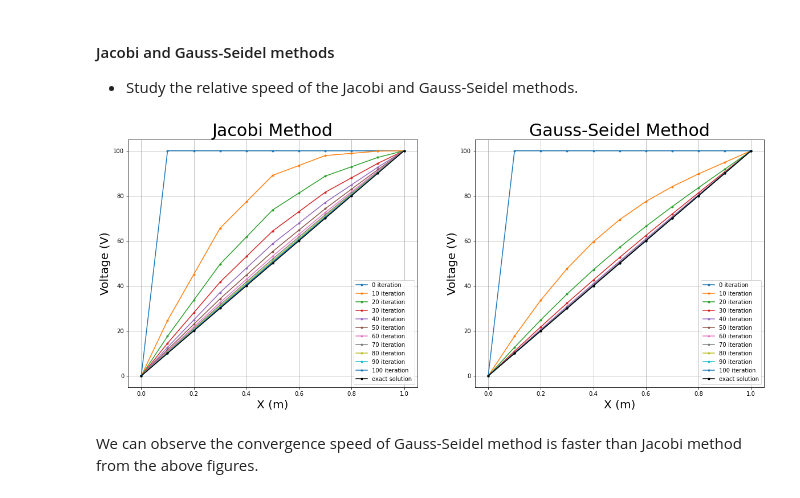
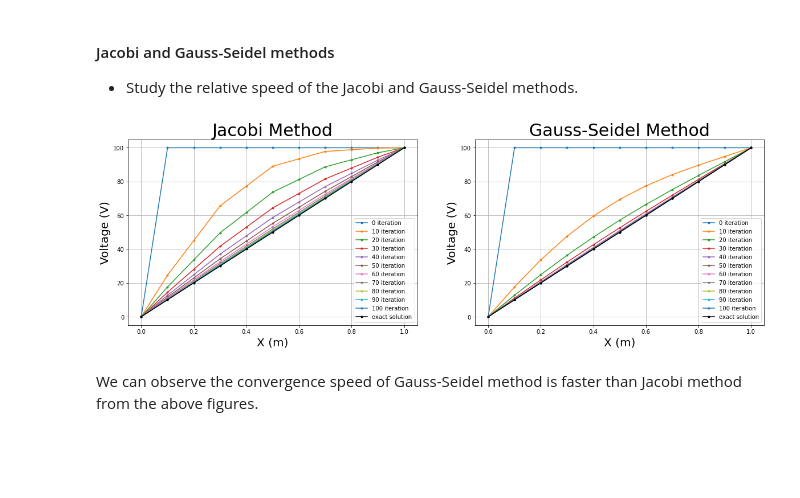
Before and after one commit to pcchen/Computation-in-Physics, a Jupyter notebook: 107020013/Relaxation_Method.ipynb, the cells around one changed output. Drawn from its saved outputs; the diff is of its cells as text; code cells hidden in the pictures; blank space fills up the shorter version.

```diff
--- a/107020013/Relaxation_Method.ipynb
+++ b/107020013/Relaxation_Method.ipynb
@@ -136,7 +136,7 @@ $$
 import numpy as np
 import matplotlib.pyplot as plt
 
-fig, ax = plt.subplots(figsize = (20,8), ncols = 2)
+fig, ax = plt.subplots(figsize = (20,6), ncols = 2)
 
 def I1(Vi):
     Vf = np.array(Vi)
@@ -160,34 +160,36 @@ X = np.linspace(0,1,num)
 V1 = np.array([V_a])
 V1 = np.append(V1,np.ones(num-2)*100)
 V1 = np.append(V1,V_b)
 V2 = np.array([V_a])
 V2 = np.append(V2,np.ones(num-2)*100)
 V2 = np.append(V2,V_b)
 
 N = 101
 for i in range(N):
     if i % 10 == 0:
         ax[0].plot(X,V1,'.-', label = str(i) + ' iteration')
         ax[1].plot(X,V2,'.-', label = str(i) + ' iteration')
     V1 = I1(V1)
     V2 = I2(V2)
 ax[0].plot(X,X*100,'.-',label = 'exact solution', color = 'k')
 ax[1].plot(X,X*100,'.-',label = 'exact solution', color = 'k')
 
 ax[0].legend()
 ax[0].grid()
 ax[1].legend()
 ax[1].grid()
 
 ax[0].set_xlabel('X (m)', fontsize = 20)
 ax[0].set_ylabel('Voltage (V)', fontsize = 20)
 ax[0].set_title('Jacobi Method',fontsize = 30)
 
 ax[1].set_xlabel('X (m)', fontsize = 20)
 ax[1].set_ylabel('Voltage (V)', fontsize = 20)
 ax[1].set_title('Gauss-Seidel Method', fontsize = 30);
+
+plt.savefig('P1.pdf')
 # %% [output]
-[figure, old version]
+[figure, new version]
 # %% [markdown]
 We can observe the convergence speed of Gauss-Seidel method is faster than Jacobi method from the above figures.
 # %% [markdown]
```
Also changed, not shown: parts of 3 cells of this notebook, 1 other file.
